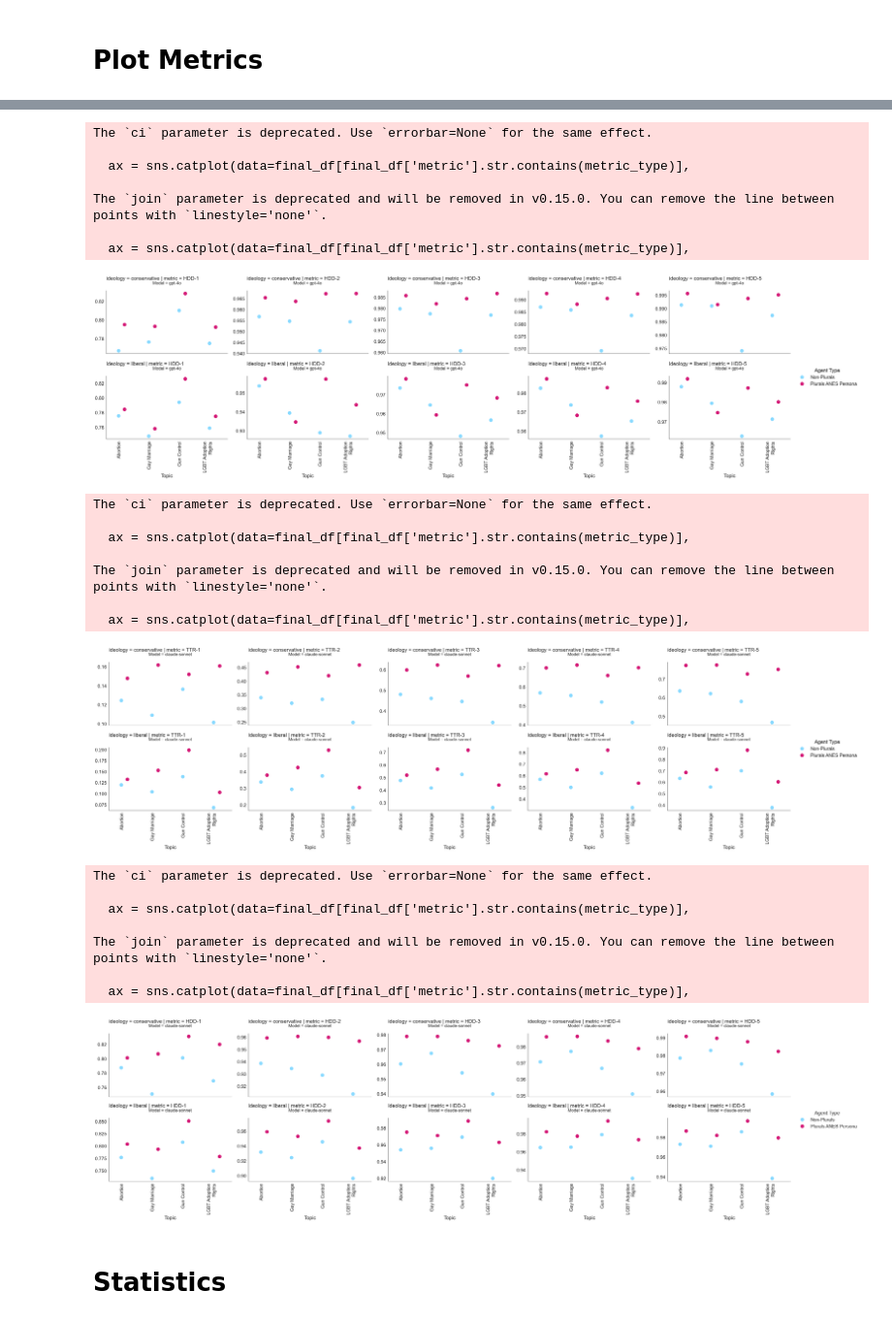
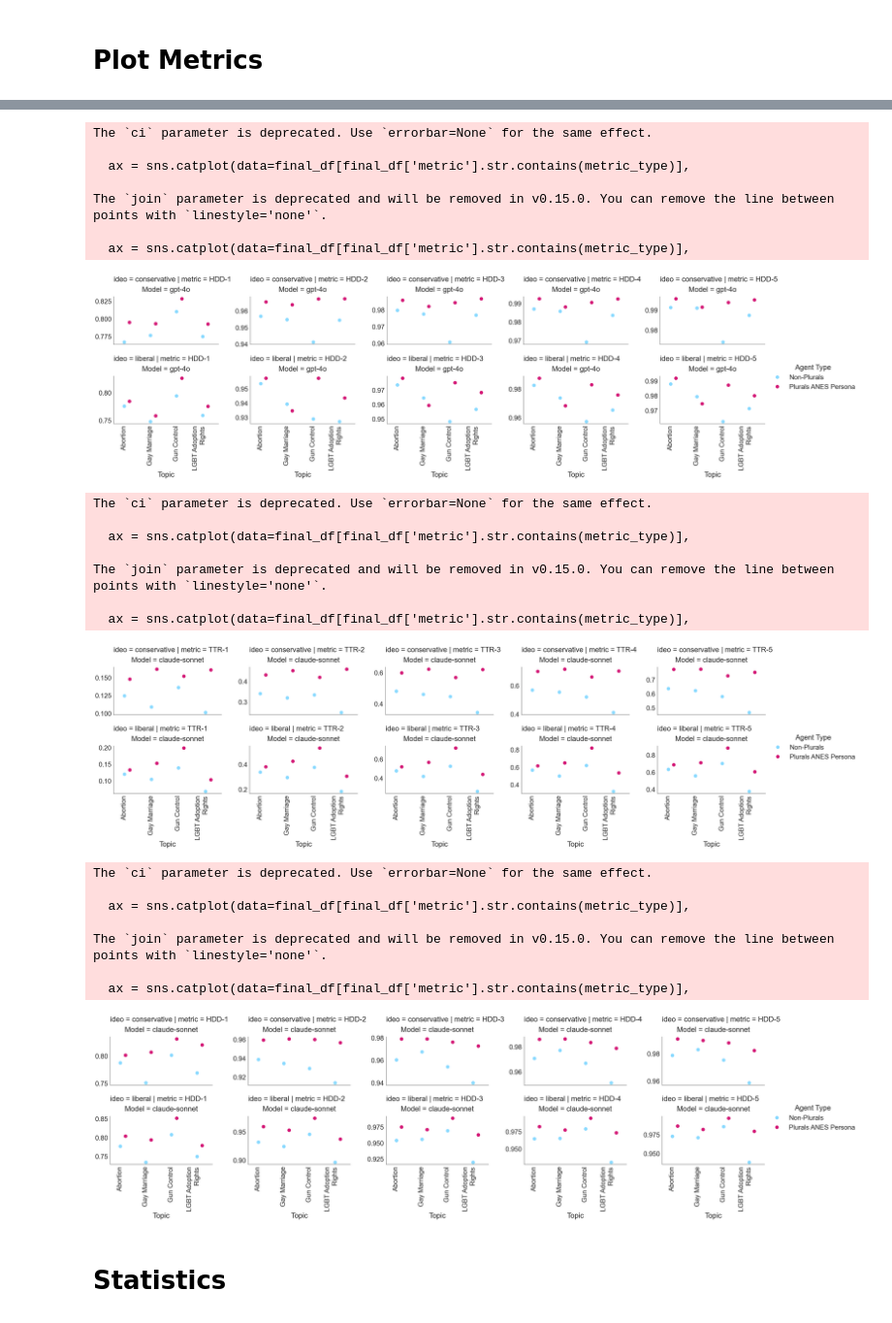
Before and after one commit to josh-ashkinaze/sim_ensembles, a Jupyter notebook: scripts/1.2_pol_specific.ipynb, the cells around one changed output, grey strips where cells are left out. Shown at 97% size. Saved outputs shown, nothing was run; the diff lists cells and outputs as text; code cells hidden in the pictures.

Commit message:
make plot font bigger

```diff
--- a/scripts/1.2_pol_specific.ipynb
+++ b/scripts/1.2_pol_specific.ipynb
@@ -127,8 +127,12 @@ concat.to_csv("../data/processed/combined_diversity_metrics.csv", index=False)
 # %% [markdown]
 # Plot Metrics
 # %%
+
+mypal = make_aesthetic(with_gridlines=False, font_scale=2.9)
+
 for model, model_file in model_files.items():
     final_df = model_file['final_df']
+    final_df['ideo'] = final_df['ideology']
     for metric_type in ['TTR', 'HDD']:
         ax = sns.catplot(data=final_df[final_df['metric'].str.contains(metric_type)],
                         y='mean',
@@ -139,7 +143,7 @@ for model, model_file in model_files.items():
                         sharey=False,
                         join=False,
                         markersize=12,
-                        row='ideology',
+                        row='ideo',
                         aspect=1.5,
                         dodge=0.2,
                         ci=None)
@@ -152,7 +156,7 @@ for model, model_file in model_files.items():
                 label.set_rotation(90)
                 label.set_ha('right')
 
-            ax.annotate(f"Model = {model}", xy=(0.5, 1.1), xycoords='axes fraction', ha='center', fontsize=16)
+            ax.annotate(f"Model = {model}", xy=(0.5, 1.1), xycoords='axes fraction', ha='center')
 
         plt.savefig(f"../plots/{model}_lexical_diversity_{metric_type}.pdf", dpi=300, bbox_inches='tight')
         plt.show()
@@ -168,27 +172,27 @@ The `join` parameter is deprecated and will be removed in v0.15.0. You can remov
 The `ci` parameter is deprecated. Use `errorbar=None` for the same effect.
 
   ax = sns.catplot(data=final_df[final_df['metric'].str.contains(metric_type)],
 
 The `join` parameter is deprecated and will be removed in v0.15.0. You can remove the line between points with `linestyle='none'`.
 
   ax = sns.catplot(data=final_df[final_df['metric'].str.contains(metric_type)],
-[figure, old version]
+[figure, new version]
 The `ci` parameter is deprecated. Use `errorbar=None` for the same effect.
 
   ax = sns.catplot(data=final_df[final_df['metric'].str.contains(metric_type)],
 
 The `join` parameter is deprecated and will be removed in v0.15.0. You can remove the line between points with `linestyle='none'`.
 
   ax = sns.catplot(data=final_df[final_df['metric'].str.contains(metric_type)],
-[figure, old version]
+[figure, new version]
 The `ci` parameter is deprecated. Use `errorbar=None` for the same effect.
 
   ax = sns.catplot(data=final_df[final_df['metric'].str.contains(metric_type)],
 
 The `join` parameter is deprecated and will be removed in v0.15.0. You can remove the line between points with `linestyle='none'`.
 
   ax = sns.catplot(data=final_df[final_df['metric'].str.contains(metric_type)],
-[figure, old version]
+[figure, new version]
 # %% [markdown]
 # Statistics
 # %%
```
Also changed, not shown: parts of 2 cells of this notebook.
